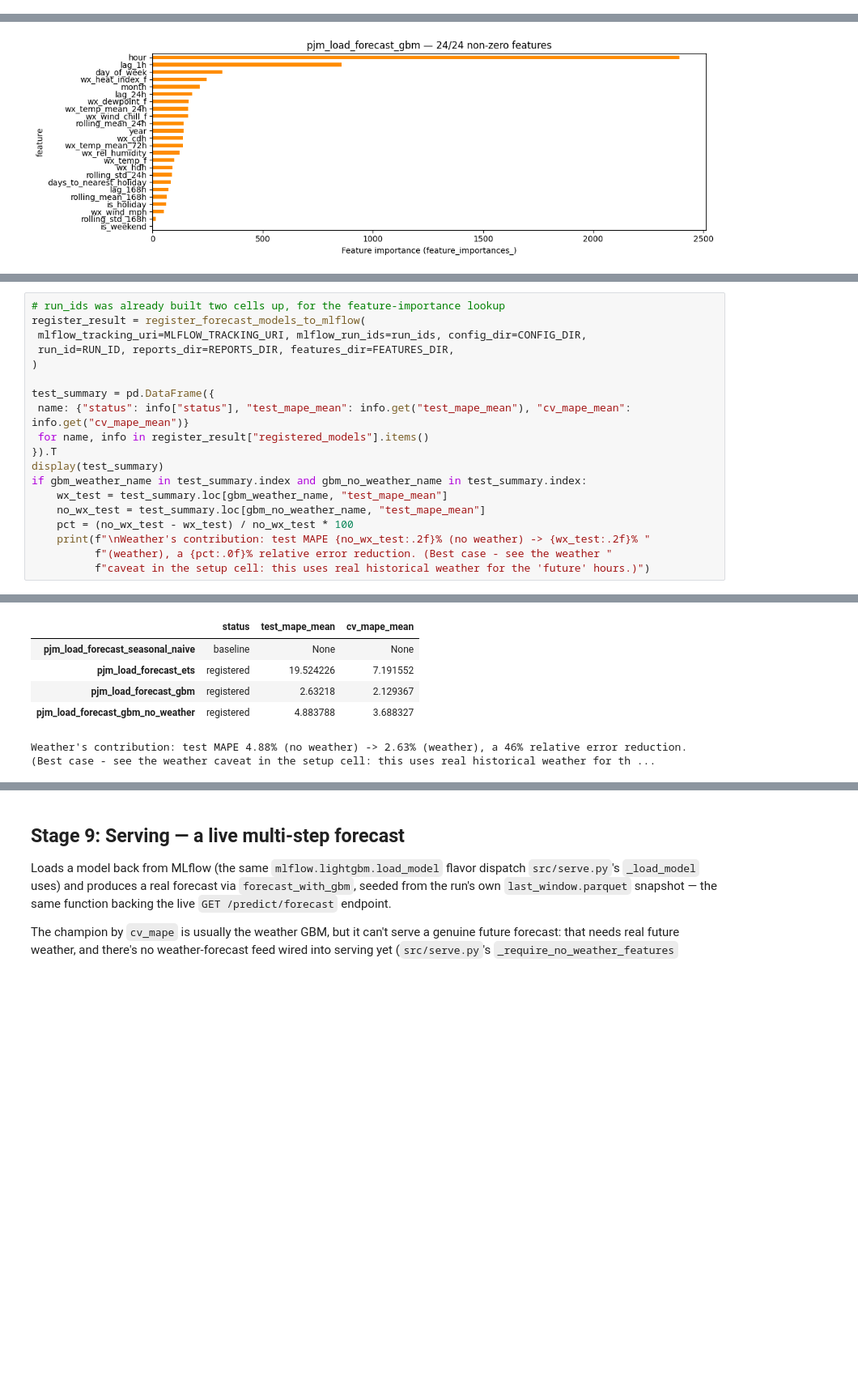
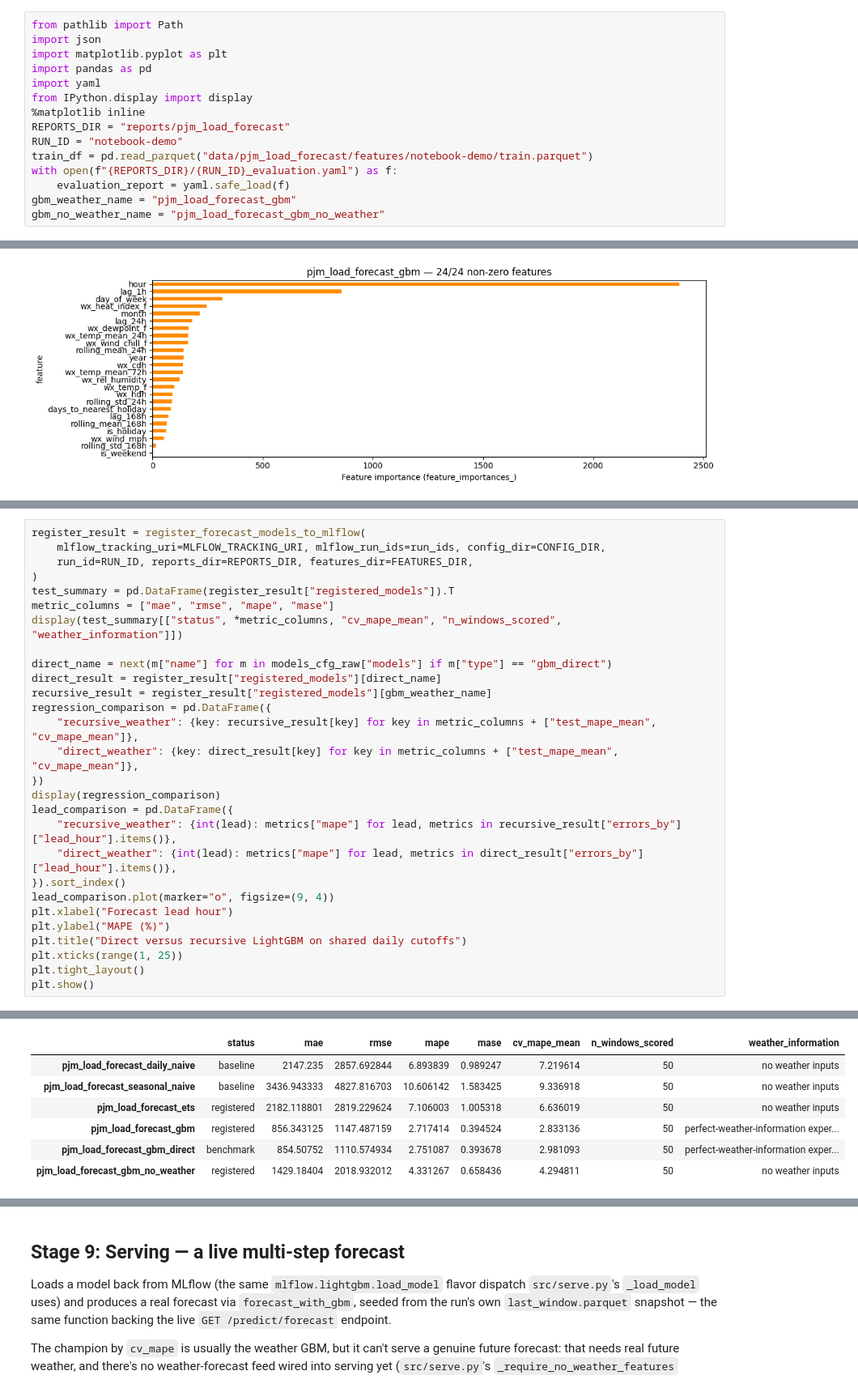
Before and after one commit to VickyGuo0907/ml_pipeline, a Jupyter notebook: notebooks/pjm_load_forecast_pipeline.ipynb, the cells around one changed output, grey strips where cells are left out. Shown at 81% size. Saved outputs shown, nothing was run; the diff lists cells and outputs as text; blank space fills up the shorter version.

```diff
--- a/notebooks/pjm_load_forecast_pipeline.ipynb
+++ b/notebooks/pjm_load_forecast_pipeline.ipynb
@@ -19,3 +1,18 @@ full dataset scale (see the "Known limitations" note near the end).
+# %%
+from pathlib import Path
+import json
+import matplotlib.pyplot as plt
+import pandas as pd
+import yaml
+from IPython.display import display
+%matplotlib inline
+REPORTS_DIR = "reports/pjm_load_forecast"
+RUN_ID = "notebook-demo"
+train_df = pd.read_parquet("data/pjm_load_forecast/features/notebook-demo/train.parquet")
+with open(f"{REPORTS_DIR}/{RUN_ID}_evaluation.yaml") as f:
+    evaluation_report = yaml.safe_load(f)
+gbm_weather_name = "pjm_load_forecast_gbm"
+gbm_no_weather_name = "pjm_load_forecast_gbm_no_weather"
 # %%
 import os
 from pathlib import Path
@@ -315,21 +350,30 @@ champion. The run champion is whichever *registered* model has the lowest `cv_ma
 # %%
-# run_ids was already built two cells up, for the feature-importance lookup
 register_result = register_forecast_models_to_mlflow(
- mlflow_tracking_uri=MLFLOW_TRACKING_URI, mlflow_run_ids=run_ids, config_dir=CONFIG_DIR,
- run_id=RUN_ID, reports_dir=REPORTS_DIR, features_dir=FEATURES_DIR,
+    mlflow_tracking_uri=MLFLOW_TRACKING_URI, mlflow_run_ids=run_ids, config_dir=CONFIG_DIR,
+    run_id=RUN_ID, reports_dir=REPORTS_DIR, features_dir=FEATURES_DIR,
 )
+test_summary = pd.DataFrame(register_result["registered_models"]).T
+metric_columns = ["mae", "rmse", "mape", "mase"]
+display(test_summary[["status", *metric_columns, "cv_mape_mean", "n_windows_scored", "weather_information"]])
 
-test_summary = pd.DataFrame({
- name: {"status": info["status"], "test_mape_mean": info.get("test_mape_mean"), "cv_mape_mean": info.get("cv_mape_mean")}
- for name, info in register_result["registered_models"].items()
-}).T
-display(test_summary)
-if gbm_weather_name in test_summary.index and gbm_no_weather_name in test_summary.index:
-    wx_test = test_summary.loc[gbm_weather_name, "test_mape_mean"]
-    no_wx_test = test_summary.loc[gbm_no_weather_name, "test_mape_mean"]
-    pct = (no_wx_test - wx_test) / no_wx_test * 100
-    print(f"\nWeather's contribution: test MAPE {no_wx_test:.2f}% (no weather) -> {wx_test:.2f}% "
-          f"(weather), a {pct:.0f}% relative error reduction. (Best case - see the weather "
-          f"caveat in the setup cell: this uses real historical weather for the 'future' hours.)")
+direct_name = next(m["name"] for m in models_cfg_raw["models"] if m["type"] == "gbm_direct")
+direct_result = register_result["registered_models"][direct_name]
+recursive_result = register_result["registered_models"][gbm_weather_name]
+regression_comparison = pd.DataFrame({
+    "recursive_weather": {key: recursive_result[key] for key in metric_columns + ["test_mape_mean", "cv_mape_mean"]},
+    "direct_weather": {key: direct_result[key] for key in metric_columns + ["test_mape_mean", "cv_mape_mean"]},
+})
+display(regression_comparison)
+lead_comparison = pd.DataFrame({
+    "recursive_weather": {int(lead): metrics["mape"] for lead, metrics in recursive_result["errors_by"]["lead_hour"].items()},
+    "direct_weather": {int(lead): metrics["mape"] for lead, metrics in direct_result["errors_by"]["lead_hour"].items()},
+}).sort_index()
+lead_comparison.plot(marker="o", figsize=(9, 4))
+plt.xlabel("Forecast lead hour")
+plt.ylabel("MAPE (%)")
+plt.title("Direct versus recursive LightGBM on shared daily cutoffs")
+plt.xticks(range(1, 25))
+plt.tight_layout()
+plt.show()
 # %% [output]
 Registered model 'pjm_load_forecast_ets' already exists. Creating a new version of this model...
@@ -344,6 +388,7 @@ Created version '1' of model 'pjm_load_forecast_gbm_no_weather'.
-|  | status | test_mape_mean | cv_mape_mean |
-| pjm_load_forecast_seasonal_naive | baseline | None | None |
-| pjm_load_forecast_ets | registered | 19.524226 | 7.191552 |
-| pjm_load_forecast_gbm | registered | 2.63218 | 2.129367 |
-| pjm_load_forecast_gbm_no_weather | registered | 4.883788 | 3.688327 |
+|  | status | mae | rmse | mape | mase | cv_mape_mean | n_windows_scored | weather_information |
+| pjm_load_forecast_daily_naive | baseline | 2147.235 | 2857.692844 | 6.893839 | 0.989247 | 7.219614 | 50 | no weather inputs |
+| pjm_load_forecast_seasonal_naive | baseline | 3436.943333 | 4827.816703 | 10.606142 | 1.583425 | 9.336918 | 50 | no weather inputs |
+| pjm_load_forecast_ets | registered | 2182.118801 | 2819.229624 | 7.106003 | 1.005318 | 6.636019 | 50 | no weather inputs |
+| pjm_load_forecast_gbm | registered | 856.343125 | 1147.487159 | 2.717414 | 0.394524 | 2.833136 | 50 | perfect-weather-information exper... |
+| pjm_load_forecast_gbm_direct | benchmark | 854.50752 | 1110.574934 | 2.751087 | 0.393678 | 2.981093 | 50 | perfect-weather-information exper... |
+| pjm_load_forecast_gbm_no_weather | registered | 1429.18404 | 2018.932012 | 4.331267 | 0.658436 | 4.294811 | 50 | no weather inputs |
-Weather's contribution: test MAPE 4.88% (no weather) -> 2.63% (weather), a 46% relative error reduction. (Best case - see the weather caveat in the setup cell: this uses real historical weather for th ...
```
Also changed, not shown: parts of 15 cells of this notebook, 15 other files.
